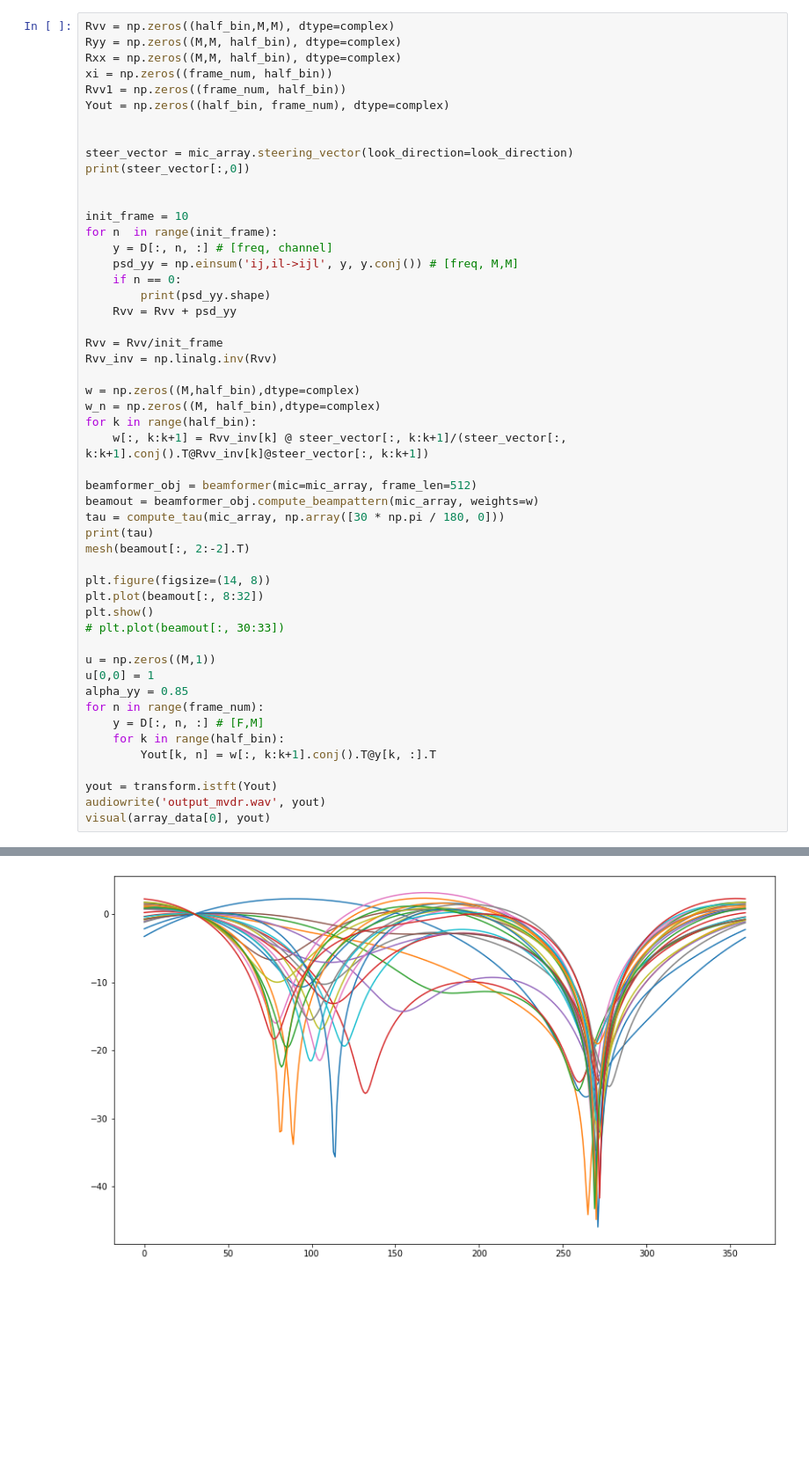
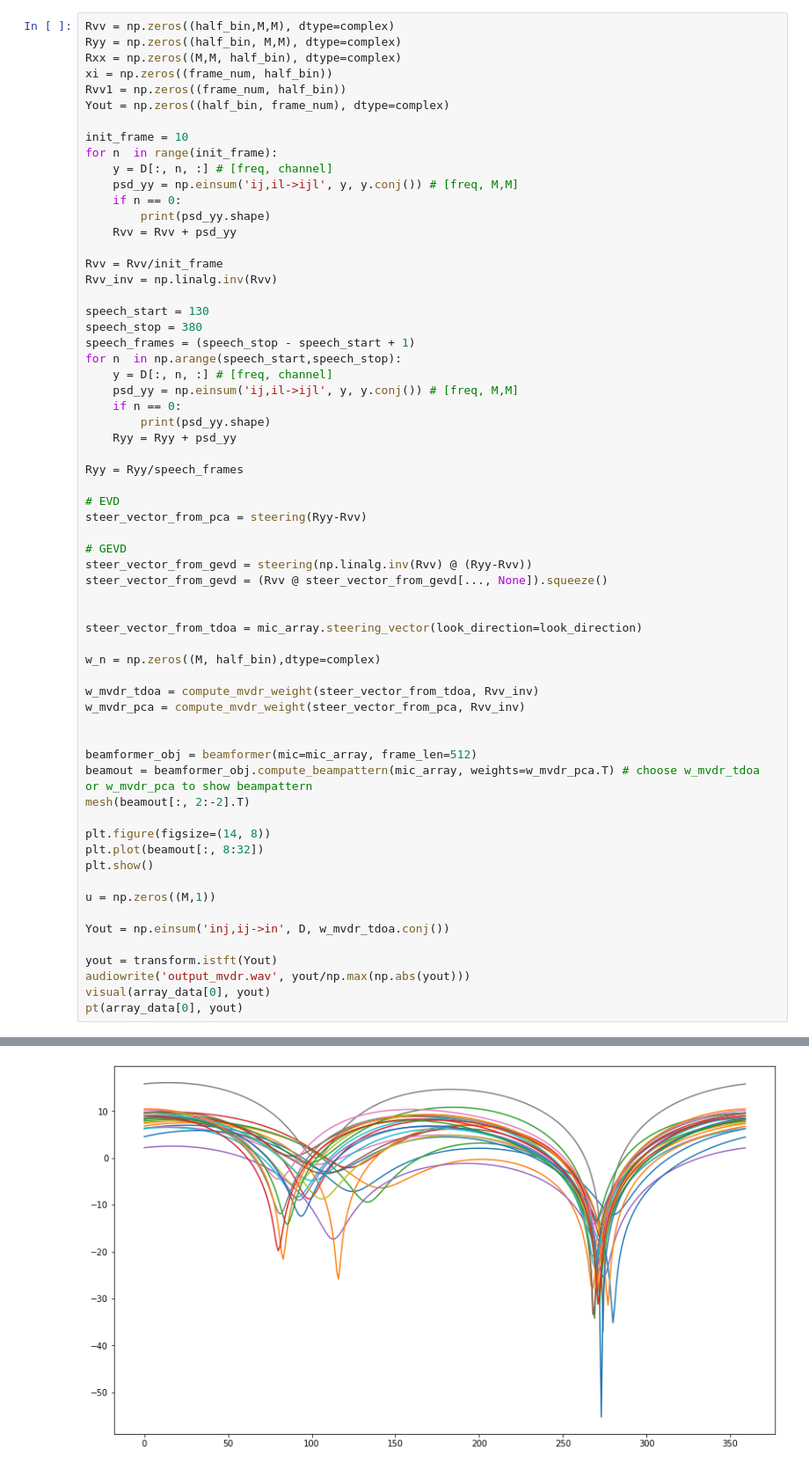
Before and after one commit to wangwei2009/DistantSpeech, a Jupyter notebook: example/mvdr.ipynb, the cells around one changed output, grey strips where cells are left out. Shown at 88% size. Saved outputs shown, nothing was run; the diff lists cells and outputs as text; blank space fills up the shorter version.

```diff
--- a/example/mvdr.ipynb
+++ b/example/mvdr.ipynb
@@ -48,15 +50,10 @@ The RT60 is 82 ms
 # %%
 Rvv = np.zeros((half_bin,M,M), dtype=complex)
-Ryy = np.zeros((M,M, half_bin), dtype=complex)
+Ryy = np.zeros((half_bin, M,M), dtype=complex)
 Rxx = np.zeros((M,M, half_bin), dtype=complex)
 xi = np.zeros((frame_num, half_bin))
 Rvv1 = np.zeros((frame_num, half_bin))
 Yout = np.zeros((half_bin, frame_num), dtype=complex)
-
-
-steer_vector = mic_array.steering_vector(look_direction=look_direction)
-print(steer_vector[:,0])
-
 
 init_frame = 10
 for n  in range(init_frame):
@@ -69,31 +66,48 @@ for n  in range(init_frame):
 Rvv = Rvv/init_frame
 Rvv_inv = np.linalg.inv(Rvv)
 
-w = np.zeros((M,half_bin),dtype=complex)
+speech_start = 130
+speech_stop = 380
+speech_frames = (speech_stop - speech_start + 1)
+for n  in np.arange(speech_start,speech_stop):
+    y = D[:, n, :] # [freq, channel]
+    psd_yy = np.einsum('ij,il->ijl', y, y.conj()) # [freq, M,M]
+    if n == 0:
+        print(psd_yy.shape)
+    Ryy = Ryy + psd_yy
+
+Ryy = Ryy/speech_frames
+
+# EVD
+steer_vector_from_pca = steering(Ryy-Rvv)
+
+# GEVD
+steer_vector_from_gevd = steering(np.linalg.inv(Rvv) @ (Ryy-Rvv))
+steer_vector_from_gevd = (Rvv @ steer_vector_from_gevd[..., None]).squeeze()
+
+
+steer_vector_from_tdoa = mic_array.steering_vector(look_direction=look_direction)
+
 w_n = np.zeros((M, half_bin),dtype=complex)
-for k in range(half_bin):
-    w[:, k:k+1] = Rvv_inv[k] @ steer_vector[:, k:k+1]/(steer_vector[:, k:k+1].conj().T@Rvv_inv[k]@steer_vector[:, k:k+1])
+
+w_mvdr_tdoa = compute_mvdr_weight(steer_vector_from_tdoa, Rvv_inv)
+w_mvdr_pca = compute_mvdr_weight(steer_vector_from_pca, Rvv_inv)
+
 
 beamformer_obj = beamformer(mic=mic_array, frame_len=512)
-beamout = beamformer_obj.compute_beampattern(mic_array, weights=w)
-tau = compute_tau(mic_array, np.array([30 * np.pi / 180, 0]))
-print(tau)
+beamout = beamformer_obj.compute_beampattern(mic_array, weights=w_mvdr_pca.T) # choose w_mvdr_tdoa or w_mvdr_pca to show beampattern
 mesh(beamout[:, 2:-2].T)
 
 plt.figure(figsize=(14, 8))
 plt.plot(beamout[:, 8:32])
 plt.show()
-# plt.plot(beamout[:, 30:33])
 
 u = np.zeros((M,1))
-u[0,0] = 1
-alpha_yy = 0.85
-for n in range(frame_num):
-    y = D[:, n, :] # [F,M]
-    for k in range(half_bin):
-        Yout[k, n] = w[:, k:k+1].conj().T@y[k, :].T
+
+Yout = np.einsum('inj,ij->in', D, w_mvdr_tdoa.conj())
 
 yout = transform.istft(Yout)
-audiowrite('output_mvdr.wav', yout)
+audiowrite('output_mvdr.wav', yout/np.max(np.abs(yout)))
 visual(array_data[0], yout)
+pt(array_data[0], yout)
 # %% [output]
@@ -109 +116 @@ visual(array_data[0], yout)
-[figure, old version]
+[figure, new version]
```
Also changed, not shown: parts of 10 cells of this notebook.
